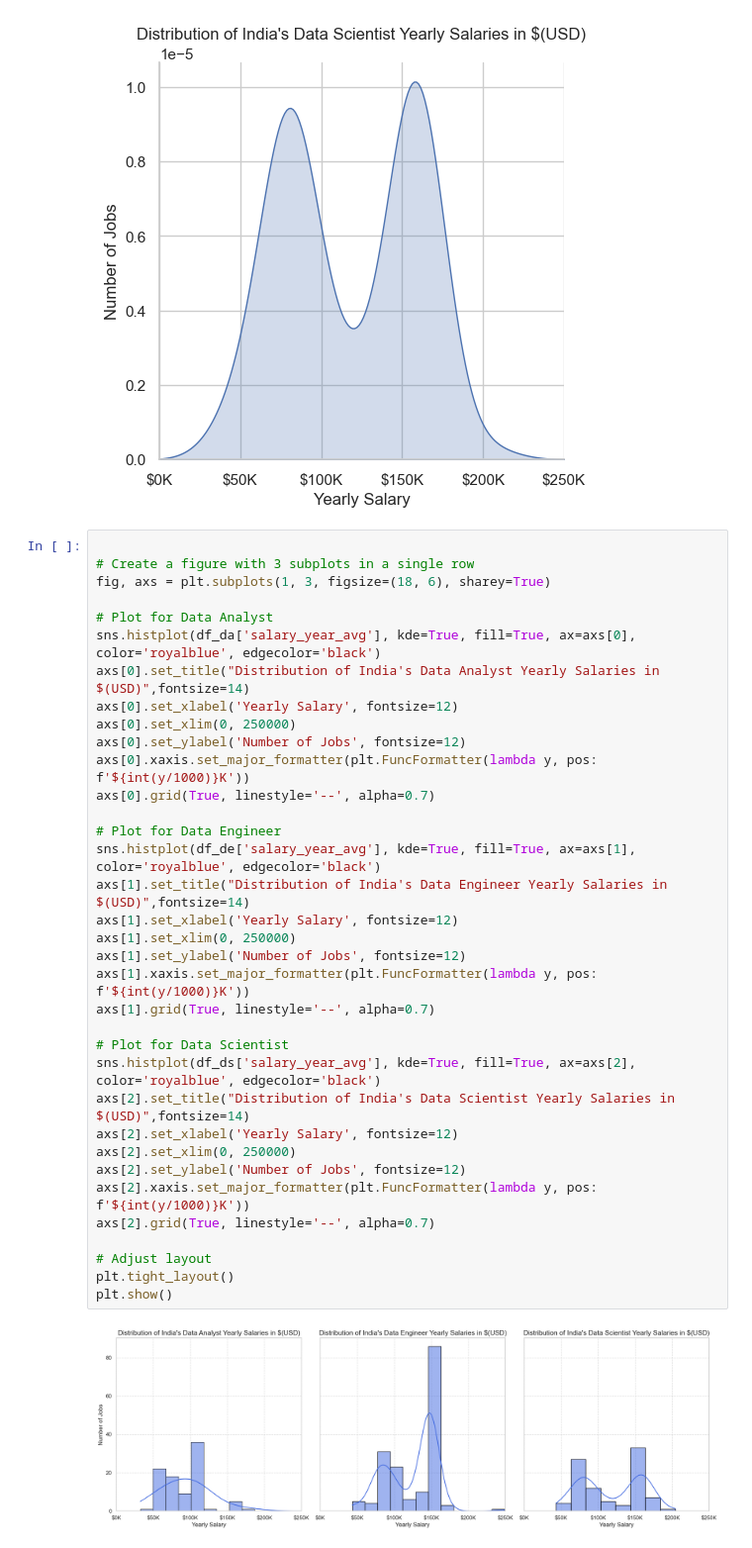
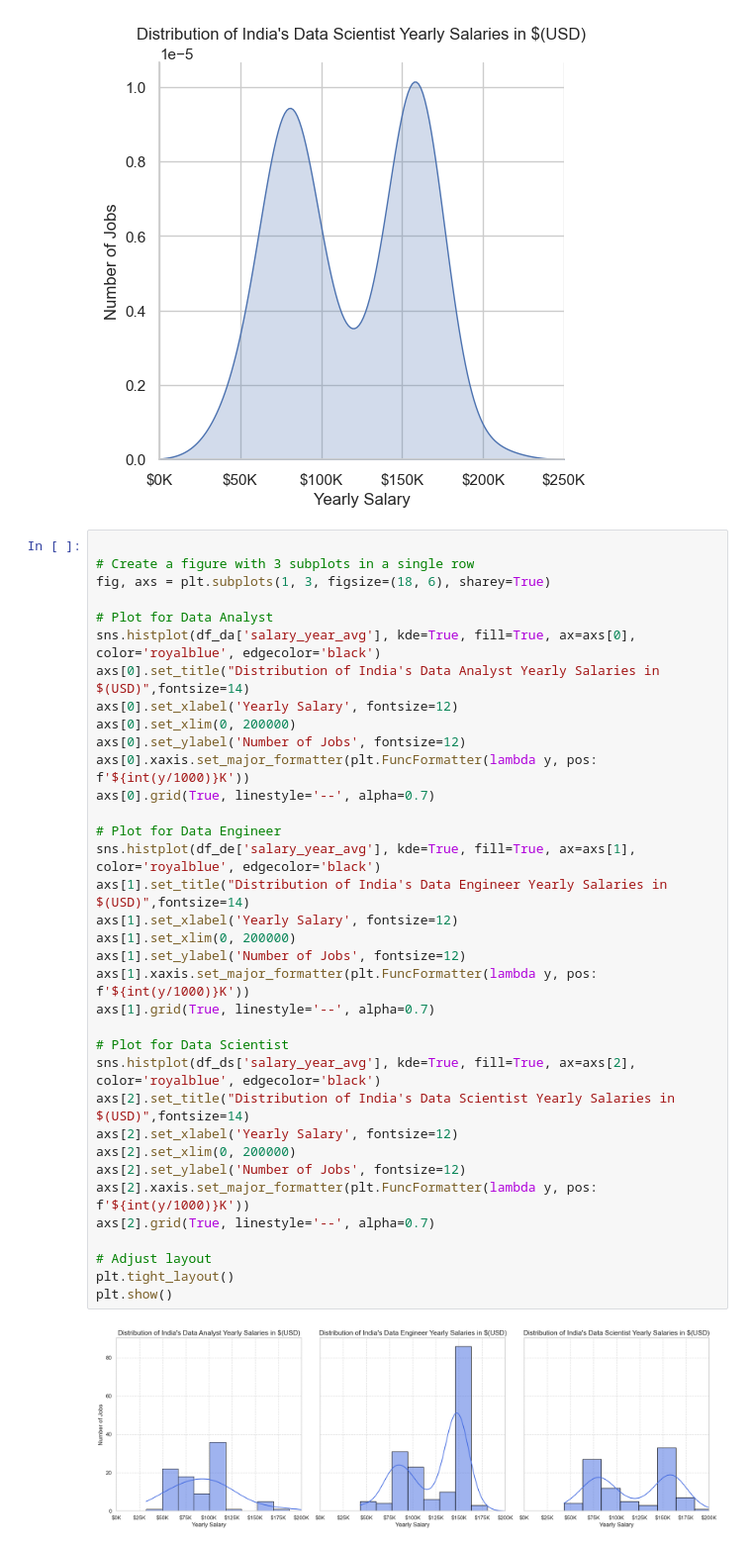
Before and after one commit to bhosaleprathamesh/DataJobs, a Jupyter notebook: Project/4_Salary_Analysis.ipynb, the cells around one changed output. Shown at 99% size. Drawn from its saved outputs; the diff is of its cells as text.

```diff
--- a/Project/4_Salary_Analysis.ipynb
+++ b/Project/4_Salary_Analysis.ipynb
@@ -130,34 +130,34 @@ plt.show()
 fig, axs = plt.subplots(1, 3, figsize=(18, 6), sharey=True)
 
 # Plot for Data Analyst
 sns.histplot(df_da['salary_year_avg'], kde=True, fill=True, ax=axs[0], color='royalblue', edgecolor='black')
 axs[0].set_title("Distribution of India's Data Analyst Yearly Salaries in $(USD)",fontsize=14)
 axs[0].set_xlabel('Yearly Salary', fontsize=12)
-axs[0].set_xlim(0, 250000)
+axs[0].set_xlim(0, 200000)
 axs[0].set_ylabel('Number of Jobs', fontsize=12)
 axs[0].xaxis.set_major_formatter(plt.FuncFormatter(lambda y, pos: f'${int(y/1000)}K'))
 axs[0].grid(True, linestyle='--', alpha=0.7)
 
 # Plot for Data Engineer
 sns.histplot(df_de['salary_year_avg'], kde=True, fill=True, ax=axs[1], color='royalblue', edgecolor='black')
 axs[1].set_title("Distribution of India's Data Engineer Yearly Salaries in $(USD)",fontsize=14)
 axs[1].set_xlabel('Yearly Salary', fontsize=12)
-axs[1].set_xlim(0, 250000)
+axs[1].set_xlim(0, 200000)
 axs[1].set_ylabel('Number of Jobs', fontsize=12)
 axs[1].xaxis.set_major_formatter(plt.FuncFormatter(lambda y, pos: f'${int(y/1000)}K'))
 axs[1].grid(True, linestyle='--', alpha=0.7)
 
 # Plot for Data Scientist
 sns.histplot(df_ds['salary_year_avg'], kde=True, fill=True, ax=axs[2], color='royalblue', edgecolor='black')
 axs[2].set_title("Distribution of India's Data Scientist Yearly Salaries in $(USD)",fontsize=14)
 axs[2].set_xlabel('Yearly Salary', fontsize=12)
-axs[2].set_xlim(0, 250000)
+axs[2].set_xlim(0, 200000)
 axs[2].set_ylabel('Number of Jobs', fontsize=12)
 axs[2].xaxis.set_major_formatter(plt.FuncFormatter(lambda y, pos: f'${int(y/1000)}K'))
 axs[2].grid(True, linestyle='--', alpha=0.7)
 
 # Adjust layout
 plt.tight_layout()
 plt.show()
 # %% [output]
-[figure, old version]
+[figure, new version]
```
Also changed, not shown: 1 other file.
